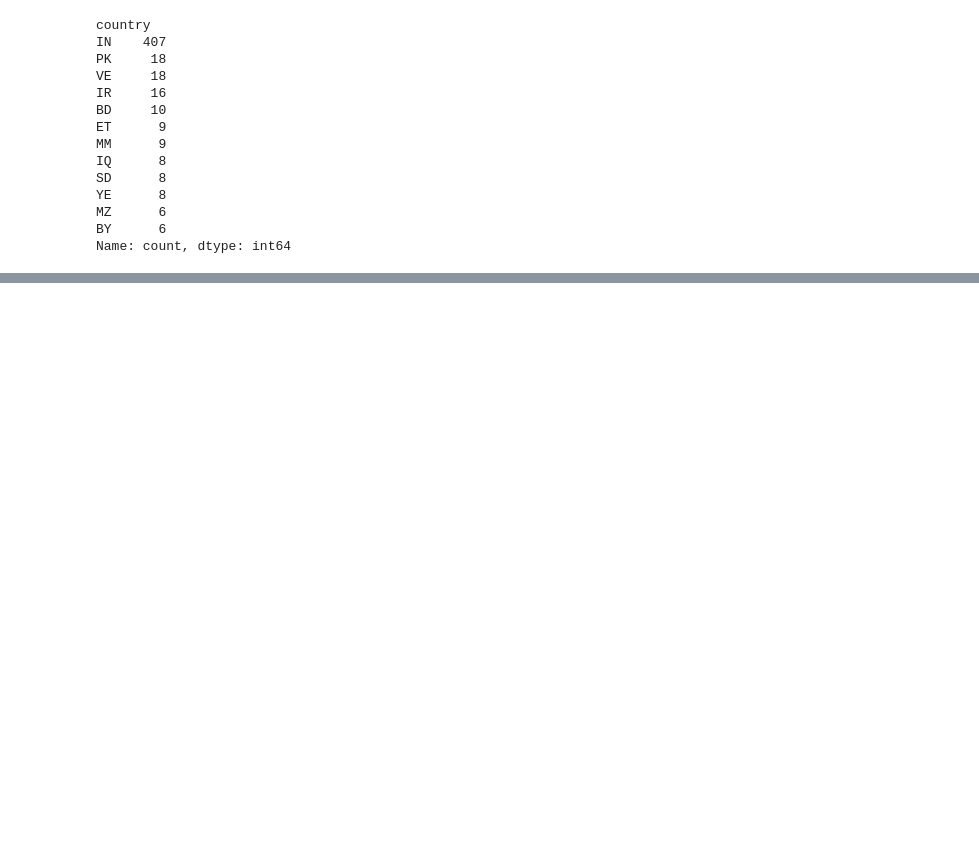
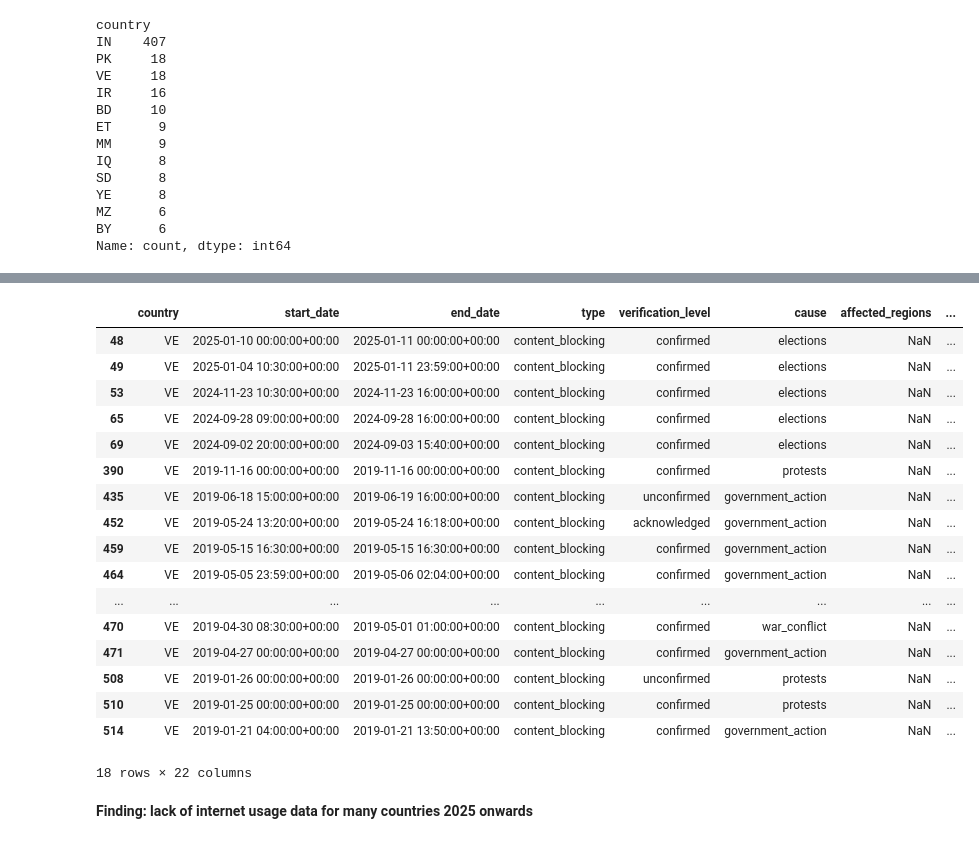
Before and after one commit to willgao23/consolidationAndControlsWorkshop, a Jupyter notebook: workshop.ipynb, the cells around one changed output, grey strips where cells are left out. Drawn from its saved outputs; the diff is of its cells as text; code cells hidden in the pictures; blank space fills up the shorter version.

```diff
--- a/workshop.ipynb
+++ b/workshop.ipynb
@@ -131,0 +154,33 @@ plt.savefig("output/shutdown_duration_trends.png")
+# %%
+PRIV_API_KEY = ""
+header = {'Authorization': f'Bearer {PRIV_API_KEY}'}
+relevant_years = multiple_shutdowns["year"].value_counts().index
+url = "https://pulse-heart.internetsociety.org"
+# %%
+population_dict = {}
+population_df = pd.DataFrame()
+
+for year in relevant_years:
+    endpoint=f"/population/{year}"
+    res = requests.get(f'{url}{endpoint}', headers=header)
+    year_dict = json.loads(res.text)
+    year_df = pd.DataFrame.from_dict(year_dict["data"])
+    population_df = pd.concat([population_df, year_df])
+    population_dict[f"data_{year}"] = year_dict.pop("data")
+
+with open('output/population.json', 'w') as f:
+    json.dump(population_dict, f)
+# %%
+internet_use_dict = {}
+internet_use_df = pd.DataFrame()
+
+for year in relevant_years:
+    endpoint=f"/internet-use/{year}"
+    res = requests.get(f'{url}{endpoint}', headers=header)
+    year_dict = json.loads(res.text)
+    year_df = pd.DataFrame.from_dict(year_dict["data"])
+    internet_use_df = pd.concat([internet_use_df, year_df])
+    internet_use_dict[f"data_{year}"] = year_dict.pop("data")
+
+with open('output/internet_use.json', 'w') as f:
+    json.dump(internet_use_dict, f)
@@ -131,0 +189,7 @@ plt.savefig("output/shutdown_duration_trends.png")
+# %%
+overview_df = internet_use_df[internet_use_df["measure"] == "overview"]
+merged_df = pd.merge(overview_df, population_df, how='inner', on=("year", "country_code"))
+merged_df.rename(columns={'country_code': "country"}, inplace=True)
+merged_df["num_affected"] = merged_df["value_x"] * merged_df["value_y"]
+merged_df["num_affected"] = merged_df["num_affected"].map(lambda x: math.floor(x))
+merged_df
@@ -131,0 +210,25 @@ plt.savefig("output/shutdown_duration_trends.png")
+# %%
+multiple_shutdowns_merged = pd.merge(multiple_shutdowns, merged_df, how="left", on=("year", "country"))
+multiple_shutdowns_merged["hours_lost"] = multiple_shutdowns_merged["num_affected"] * multiple_shutdowns_merged["duration_hours"]
+multiple_shutdowns_merged[multiple_shutdowns_merged["country"] == "VE"]
+# %% [output]
+|  | country | start_date | end_date | type | verification_level | cause | affected_regions | ... |
+| 48 | VE | 2025-01-10 00:00:00+00:00 | 2025-01-11 00:00:00+00:00 | content_blocking | confirmed | elections | NaN | ... |
+| 49 | VE | 2025-01-04 10:30:00+00:00 | 2025-01-11 23:59:00+00:00 | content_blocking | confirmed | elections | NaN | ... |
+| 53 | VE | 2024-11-23 10:30:00+00:00 | 2024-11-23 16:00:00+00:00 | content_blocking | confirmed | elections | NaN | ... |
+| 65 | VE | 2024-09-28 09:00:00+00:00 | 2024-09-28 16:00:00+00:00 | content_blocking | confirmed | elections | NaN | ... |
+| 69 | VE | 2024-09-02 20:00:00+00:00 | 2024-09-03 15:40:00+00:00 | content_blocking | confirmed | elections | NaN | ... |
+| 390 | VE | 2019-11-16 00:00:00+00:00 | 2019-11-16 00:00:00+00:00 | content_blocking | confirmed | protests | NaN | ... |
+| 435 | VE | 2019-06-18 15:00:00+00:00 | 2019-06-19 16:00:00+00:00 | content_blocking | unconfirmed | government_action | NaN | ... |
+| 452 | VE | 2019-05-24 13:20:00+00:00 | 2019-05-24 16:18:00+00:00 | content_blocking | acknowledged | government_action | NaN | ... |
+| 459 | VE | 2019-05-15 16:30:00+00:00 | 2019-05-15 16:30:00+00:00 | content_blocking | confirmed | government_action | NaN | ... |
+| 464 | VE | 2019-05-05 23:59:00+00:00 | 2019-05-06 02:04:00+00:00 | content_blocking | confirmed | government_action | NaN | ... |
+| ... | ... | ... | ... | ... | ... | ... | ... | ... |
+| 470 | VE | 2019-04-30 08:30:00+00:00 | 2019-05-01 01:00:00+00:00 | content_blocking | confirmed | war_conflict | NaN | ... |
+| 471 | VE | 2019-04-27 00:00:00+00:00 | 2019-04-27 00:00:00+00:00 | content_blocking | confirmed | government_action | NaN | ... |
+| 508 | VE | 2019-01-26 00:00:00+00:00 | 2019-01-26 00:00:00+00:00 | content_blocking | unconfirmed | protests | NaN | ... |
+| 510 | VE | 2019-01-25 00:00:00+00:00 | 2019-01-25 00:00:00+00:00 | content_blocking | confirmed | protests | NaN | ... |
+| 514 | VE | 2019-01-21 04:00:00+00:00 | 2019-01-21 13:50:00+00:00 | content_blocking | confirmed | government_action | NaN | ... |
+18 rows × 22 columns
+# %% [markdown]
+**Finding: lack of internet usage data for many countries 2025 onwards**
```
Also changed, not shown: parts of 9 cells of this notebook, 4 other files.
